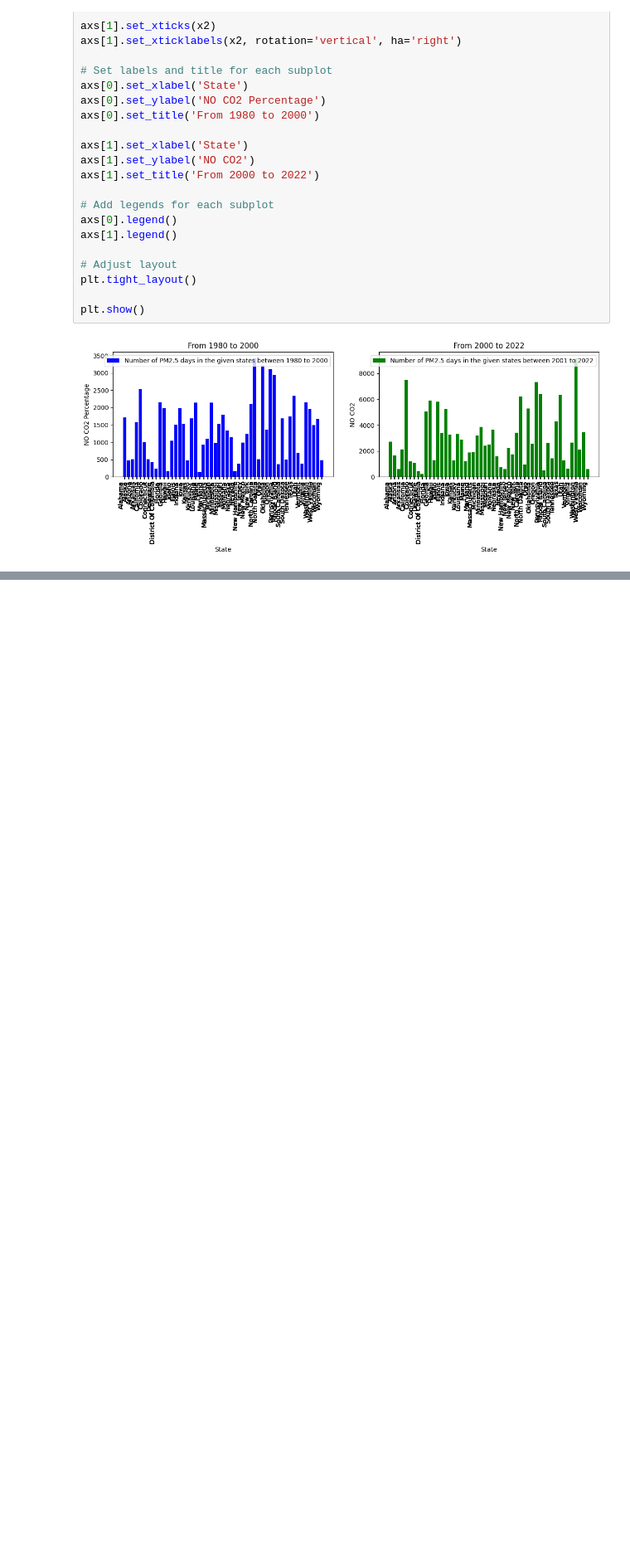
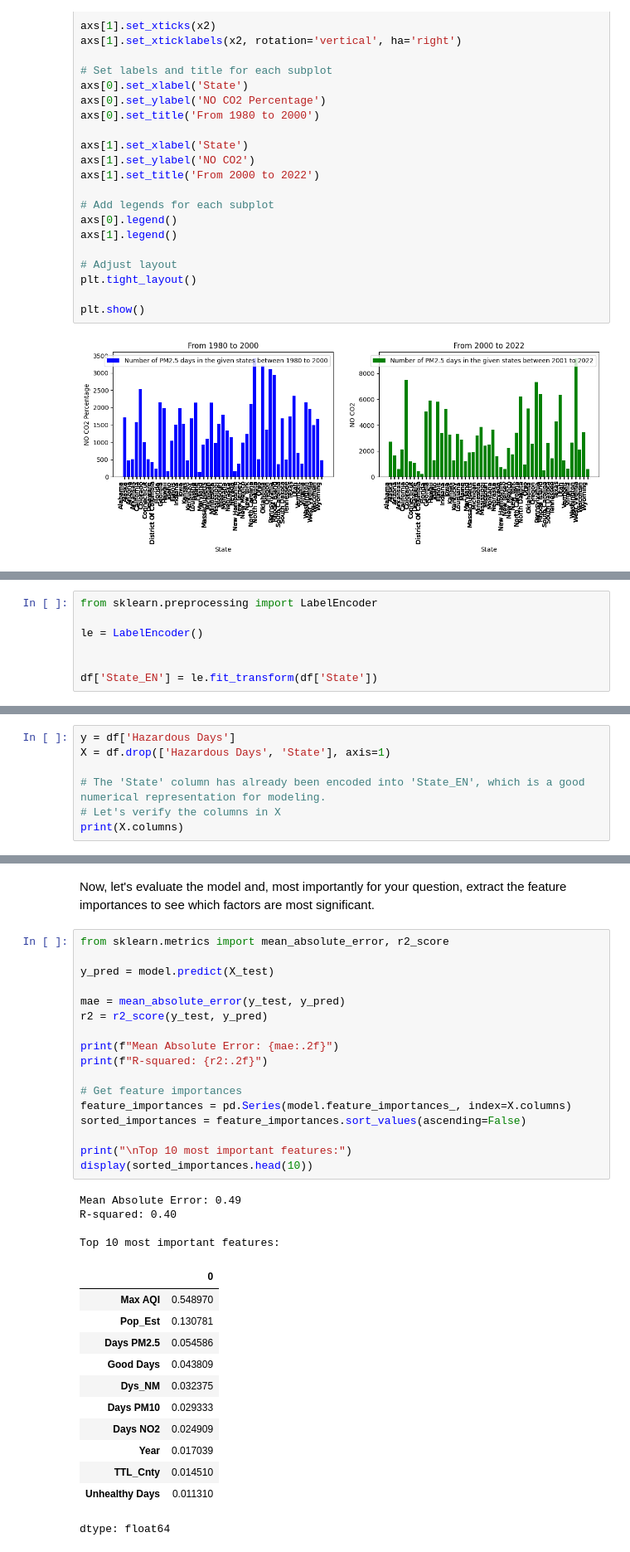
Before and after one commit to MuhammadTalha121/AQI_Analysis_from_1980-2022, a Jupyter notebook: AQI_Analysis_from_1980_2022.ipynb, the cells around one changed output, grey strips where cells are left out. Shown at 83% size. Cells and saved outputs as stored; diff of their text form; blank space fills up the shorter version.

```diff
--- a/AQI_Analysis_from_1980_2022.ipynb
+++ b/AQI_Analysis_from_1980_2022.ipynb
@@ -724,0 +752,7 @@ plt.show()
+# %%
+from sklearn.preprocessing import LabelEncoder
+
+le = LabelEncoder()
+
+
+df['State_EN'] = le.fit_transform(df['State'])
@@ -724,0 +784,7 @@ plt.show()
+# %%
+y = df['Hazardous Days']
+X = df.drop(['Hazardous Days', 'State'], axis=1)
+
+# The 'State' column has already been encoded into 'State_EN', which is a good numerical representation for modeling.
+# Let's verify the columns in X
+print(X.columns)
@@ -724,0 +824,36 @@ plt.show()
+# %% [markdown]
+Now, let's evaluate the model and, most importantly for your question, extract the feature importances to see which factors are most significant.
+# %%
+from sklearn.metrics import mean_absolute_error, r2_score
+
+y_pred = model.predict(X_test)
+
+mae = mean_absolute_error(y_test, y_pred)
+r2 = r2_score(y_test, y_pred)
+
+print(f"Mean Absolute Error: {mae:.2f}")
+print(f"R-squared: {r2:.2f}")
+
+# Get feature importances
+feature_importances = pd.Series(model.feature_importances_, index=X.columns)
+sorted_importances = feature_importances.sort_values(ascending=False)
+
+print("\nTop 10 most important features:")
+display(sorted_importances.head(10))
+# %% [output]
+Mean Absolute Error: 0.49
+R-squared: 0.40
+
+Top 10 most important features:
+|  | 0 |
+| Max AQI | 0.548970 |
+| Pop_Est | 0.130781 |
+| Days PM2.5 | 0.054586 |
+| Good Days | 0.043809 |
+| Dys_NM | 0.032375 |
+| Days PM10 | 0.029333 |
+| Days NO2 | 0.024909 |
+| Year | 0.017039 |
+| TTL_Cnty | 0.014510 |
+| Unhealthy Days | 0.011310 |
+dtype: float64
```
Also changed, not shown: parts of 18 cells of this notebook.
